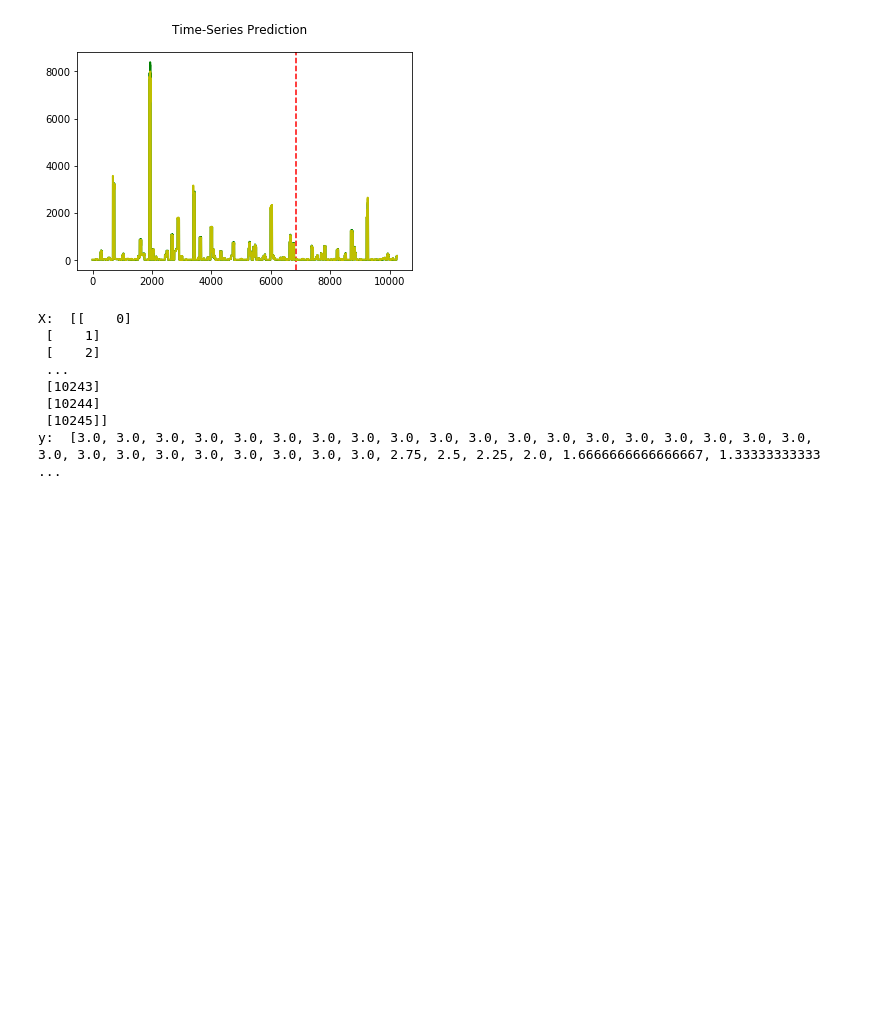
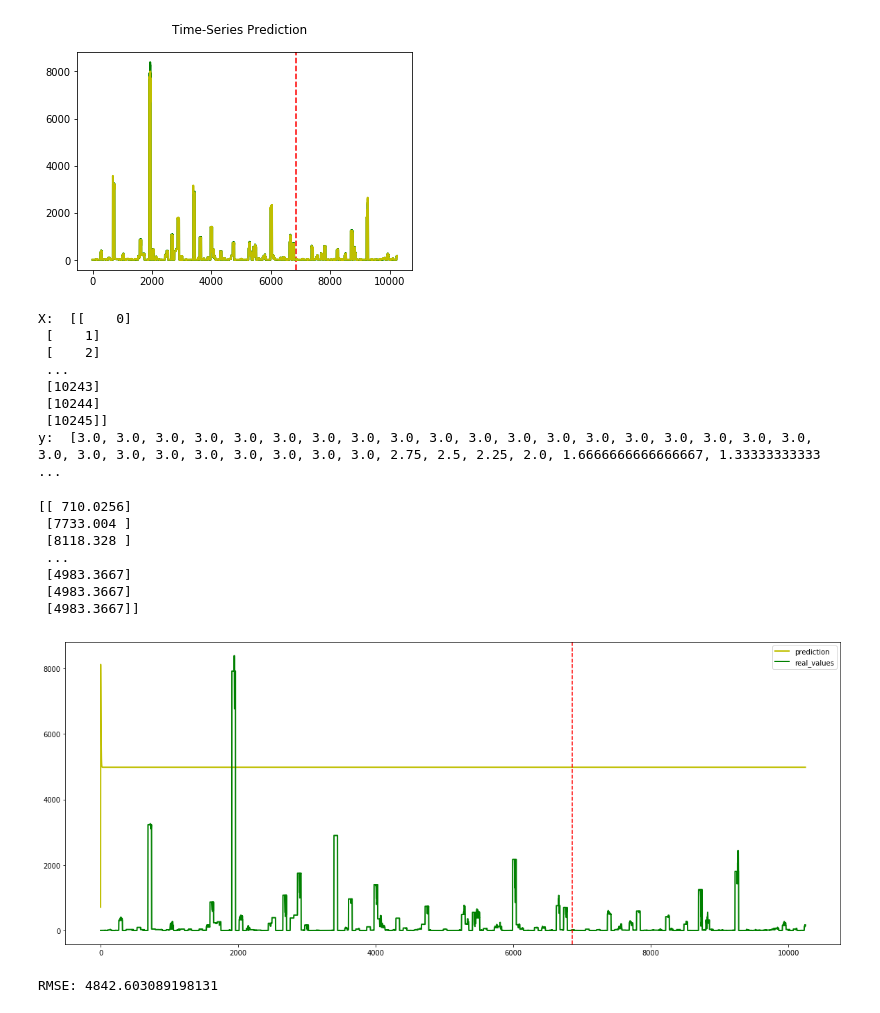
Before and after one commit to adomni/usfFall2019, a Jupyter notebook: Tuo_workingfolder/Work.ipynb, the cells around one changed output. Drawn from its saved outputs; the diff is of its cells as text; code cells hidden in the pictures; blank space fills up the shorter version.

Commit message:
using LSTM model to predict count with Tae's fake data

```diff
--- a/Tuo_workingfolder/Work.ipynb
+++ b/Tuo_workingfolder/Work.ipynb
@@ -265,3 +265,26 @@ lstm.eval()
 tensorX = Variable(torch.Tensor(X_to_x_windows(X)))
 
 train_predict = sc.inverse_transform(lstm(tensorX).data.numpy())
+# %%
+plt.figure(figsize=(20,8))
+print(train_predict)
+plt.plot(train_predict, "y", label="prediction", linewidth=2.0)
+plt.plot(y, "g", label="real_values", linewidth=2.0)
+plt.axvline(x=train_size, c='r', linestyle='--')
+plt.legend(loc="best")
+plt.show()
+# %% [output]
+[[ 710.0256]
+ [7733.004 ]
+ [8118.328 ]
+ ...
+ [4983.3667]
+ [4983.3667]
+ [4983.3667]]
+[figure, added]
+# %%
+from sklearn.metrics import mean_squared_error
+mse = mean_squared_error(y, train_predict)
+print("RMSE:", np.sqrt(mse))
+# %% [output]
+RMSE: 4842.603089198131
```
